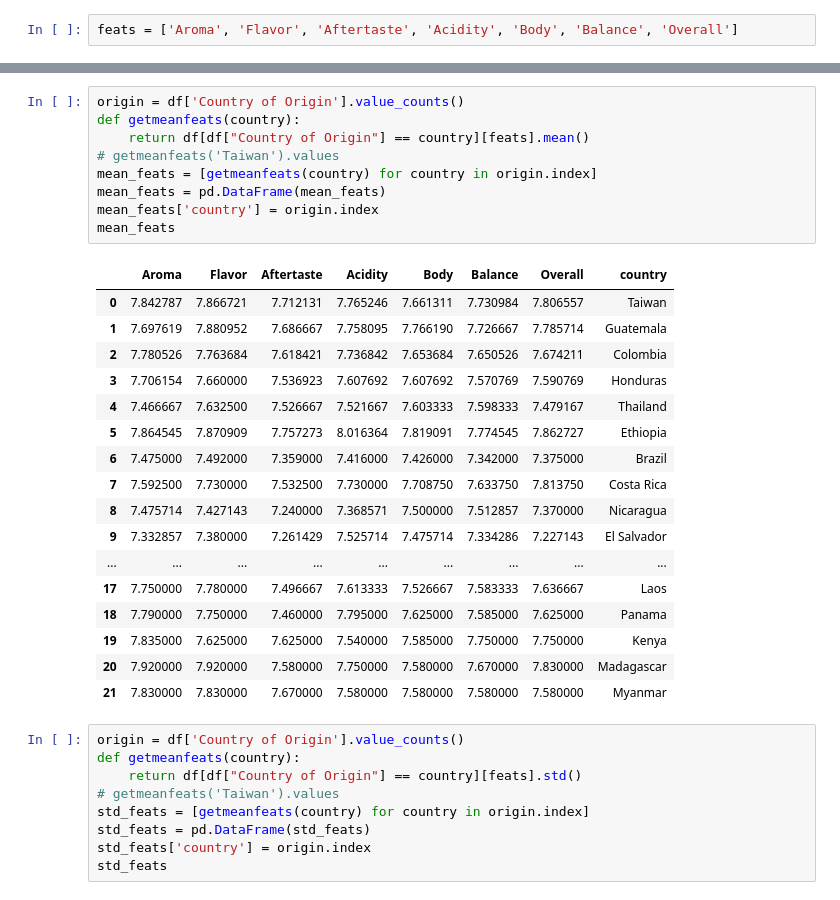
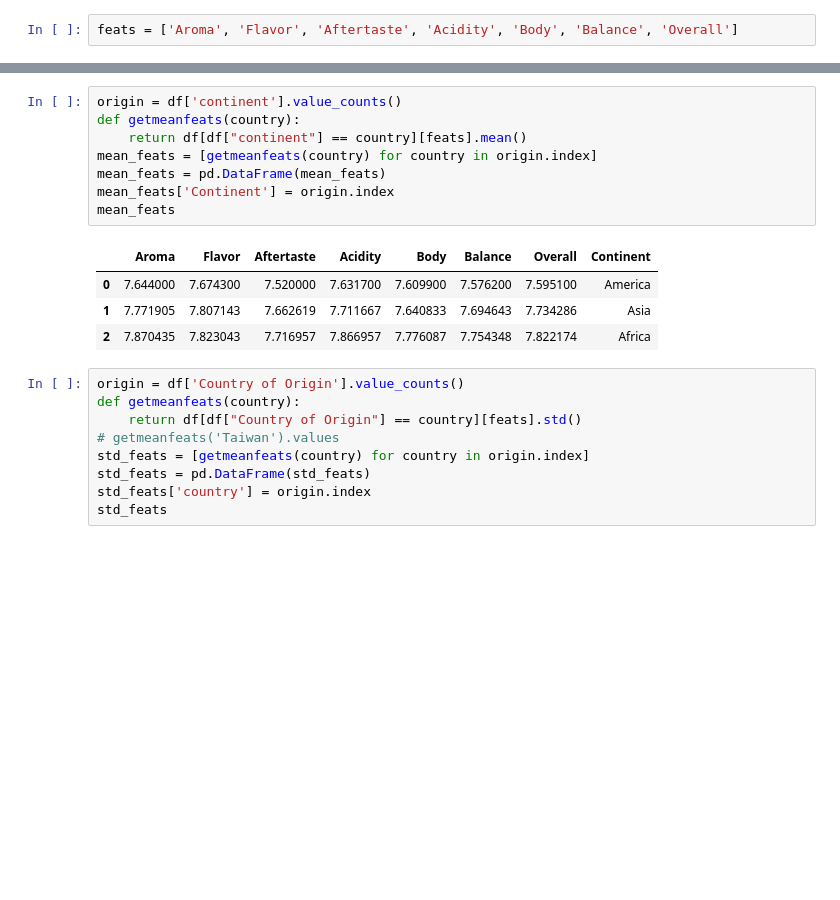
Before and after one commit to guipyson/CMP263_UFRGS, a Jupyter notebook: eda.ipynb, the cells around one changed output, grey strips where cells are left out. Drawn from its saved outputs; the diff is of its cells as text; blank space fills up the shorter version.

```diff
--- a/eda.ipynb
+++ b/eda.ipynb
@@ -156,30 +170,16 @@ plt.show()
 # %%
-origin = df['Country of Origin'].value_counts()
+origin = df['continent'].value_counts()
 def getmeanfeats(country):
-    return df[df["Country of Origin"] == country][feats].mean()
-# getmeanfeats('Taiwan').values
+    return df[df["continent"] == country][feats].mean()
 mean_feats = [getmeanfeats(country) for country in origin.index]
 mean_feats = pd.DataFrame(mean_feats)
-mean_feats['country'] = origin.index
+mean_feats['Continent'] = origin.index
 mean_feats
 # %% [output]
-|  | Aroma | Flavor | Aftertaste | Acidity | Body | Balance | Overall | country |
-| 0 | 7.842787 | 7.866721 | 7.712131 | 7.765246 | 7.661311 | 7.730984 | 7.806557 | Taiwan |
-| 1 | 7.697619 | 7.880952 | 7.686667 | 7.758095 | 7.766190 | 7.726667 | 7.785714 | Guatemala |
-| 2 | 7.780526 | 7.763684 | 7.618421 | 7.736842 | 7.653684 | 7.650526 | 7.674211 | Colombia |
-| 3 | 7.706154 | 7.660000 | 7.536923 | 7.607692 | 7.607692 | 7.570769 | 7.590769 | Honduras |
-| 4 | 7.466667 | 7.632500 | 7.526667 | 7.521667 | 7.603333 | 7.598333 | 7.479167 | Thailand |
-| 5 | 7.864545 | 7.870909 | 7.757273 | 8.016364 | 7.819091 | 7.774545 | 7.862727 | Ethiopia |
-| 6 | 7.475000 | 7.492000 | 7.359000 | 7.416000 | 7.426000 | 7.342000 | 7.375000 | Brazil |
-| 7 | 7.592500 | 7.730000 | 7.532500 | 7.730000 | 7.708750 | 7.633750 | 7.813750 | Costa Rica |
-| 8 | 7.475714 | 7.427143 | 7.240000 | 7.368571 | 7.500000 | 7.512857 | 7.370000 | Nicaragua |
-| 9 | 7.332857 | 7.380000 | 7.261429 | 7.525714 | 7.475714 | 7.334286 | 7.227143 | El Salvador |
-| ... | ... | ... | ... | ... | ... | ... | ... | ... |
-| 17 | 7.750000 | 7.780000 | 7.496667 | 7.613333 | 7.526667 | 7.583333 | 7.636667 | Laos |
-| 18 | 7.790000 | 7.750000 | 7.460000 | 7.795000 | 7.625000 | 7.585000 | 7.625000 | Panama |
-| 19 | 7.835000 | 7.625000 | 7.625000 | 7.540000 | 7.585000 | 7.750000 | 7.750000 | Kenya |
-| 20 | 7.920000 | 7.920000 | 7.580000 | 7.750000 | 7.580000 | 7.670000 | 7.830000 | Madagascar |
-| 21 | 7.830000 | 7.830000 | 7.670000 | 7.580000 | 7.580000 | 7.580000 | 7.580000 | Myanmar |
+|  | Aroma | Flavor | Aftertaste | Acidity | Body | Balance | Overall | Continent |
+| 0 | 7.644000 | 7.674300 | 7.520000 | 7.631700 | 7.609900 | 7.576200 | 7.595100 | America |
+| 1 | 7.771905 | 7.807143 | 7.662619 | 7.711667 | 7.640833 | 7.694643 | 7.734286 | Asia |
+| 2 | 7.870435 | 7.823043 | 7.716957 | 7.866957 | 7.776087 | 7.754348 | 7.822174 | Africa |
 # %%
 origin = df['Country of Origin'].value_counts()
 def getmeanfeats(country):
```
Also changed, not shown: parts of 8 cells of this notebook, 3 other files.
